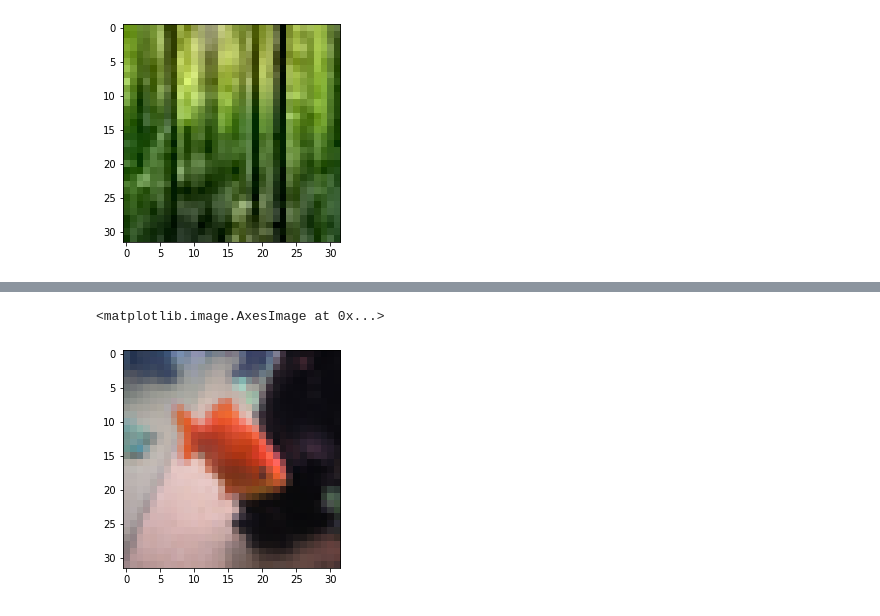
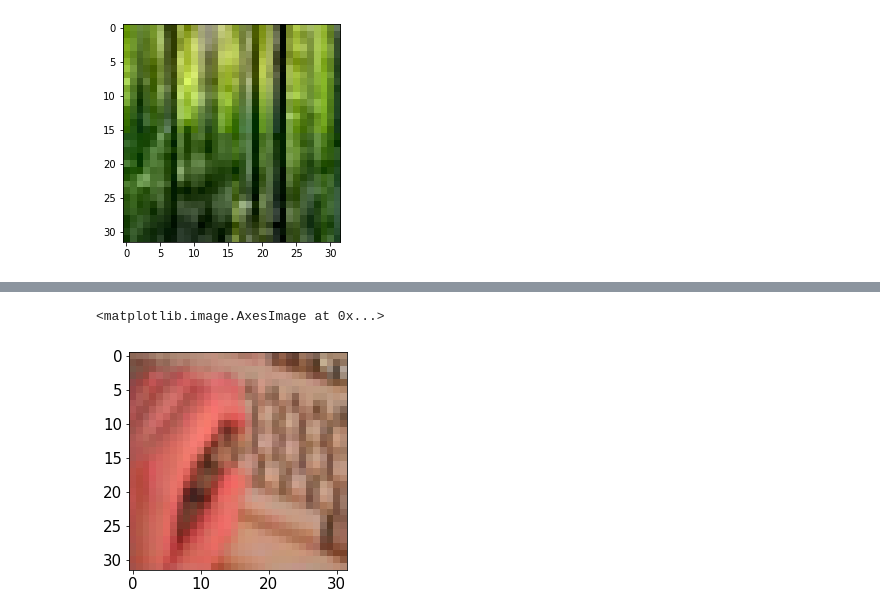
Before and after one commit to linnguyen1707/Machine-learning-and-data-mining-I, a Jupyter notebook: Test-Model/Untitled.ipynb, the cells around one changed output, grey strips where cells are left out. Drawn from its saved outputs; the diff is of its cells as text; code cells hidden in the pictures.

```diff
--- a/Test-Model/Untitled.ipynb
+++ b/Test-Model/Untitled.ipynb
@@ -85,6 +90,6 @@ print(list_label[res.index(max(res))])
 tulip
 # %%
-train = "../data/train"
+train = "/content/drive/MyDrive/cifar100/train"
 from keras.datasets.cifar import load_batch
 import numpy as np
 # %%
@@ -97,10 +102,10 @@ def unpickle(file):
 # %%
 train_data = unpickle(train)
 # %%
-test_train_data=train_data['data'][960].reshape(3,32,32)
+test_train_data=train_data['data'][101].reshape(3,32,32)
 test_train_data = test_train_data.transpose(1,2,0)
 plt.imshow(test_train_data)
 # %% [output]
 <matplotlib.image.AxesImage at 0x...>
-[figure, old version]
+[figure, new version]
 # %%
```
Also changed, not shown: parts of 6 cells of this notebook, 9 other files.
